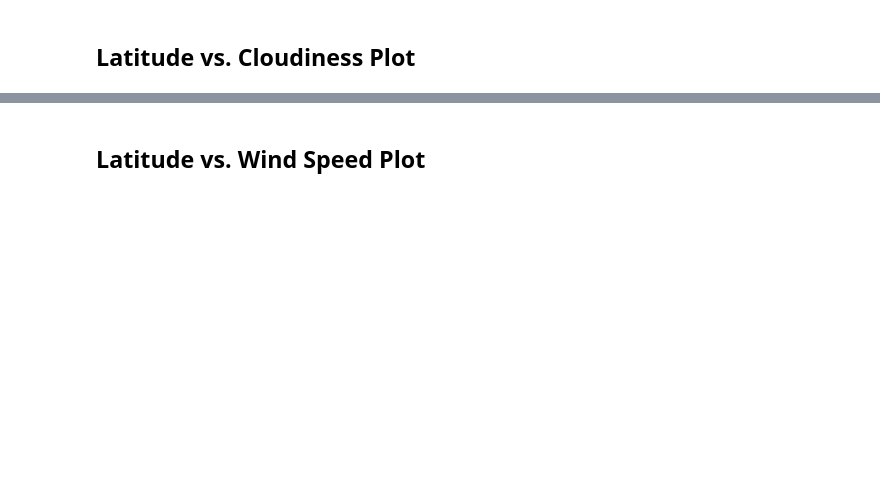
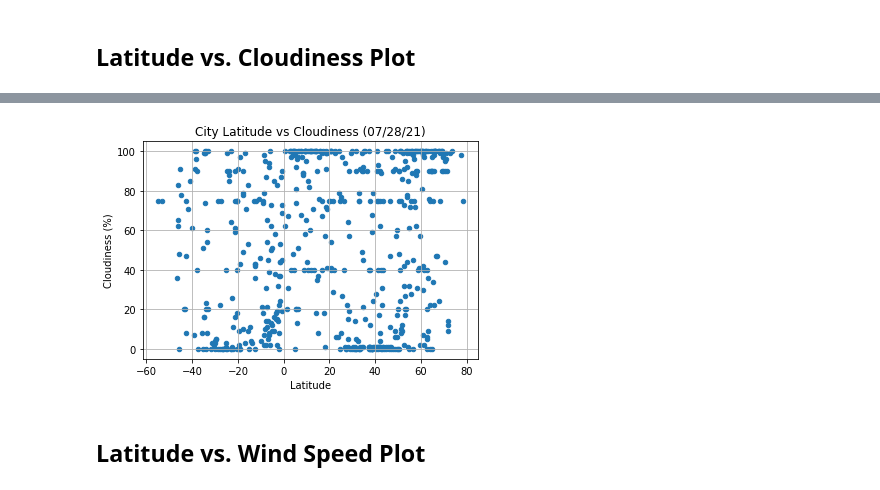
Before and after one commit to anilzown/python-api-challenge, a Jupyter notebook: WeatherPy/WeatherPy.ipynb, the cells around one changed output, grey strips where cells are left out. Saved outputs shown, nothing was run; the diff lists cells and outputs as text; code cells hidden in the pictures; blank space fills up the shorter version.

```diff
--- a/WeatherPy/WeatherPy.ipynb
+++ b/WeatherPy/WeatherPy.ipynb
@@ -260,2 +240,9 @@ Int64Index([], dtype='int64')
+# %%
+cities_df.plot.scatter('Lat', 'Cloudiness', grid=True, title='City Latitude vs Cloudiness (%s)' % time.strftime('%x'))
+plt.ylabel("Cloudiness (%)")
+plt.xlabel("Latitude")
+plt.show()
+# %% [output]
+[figure, added]
 # %% [markdown]
 ## Latitude vs. Wind Speed Plot
```
Also changed, not shown: parts of 19 cells of this notebook, 1 other file.
